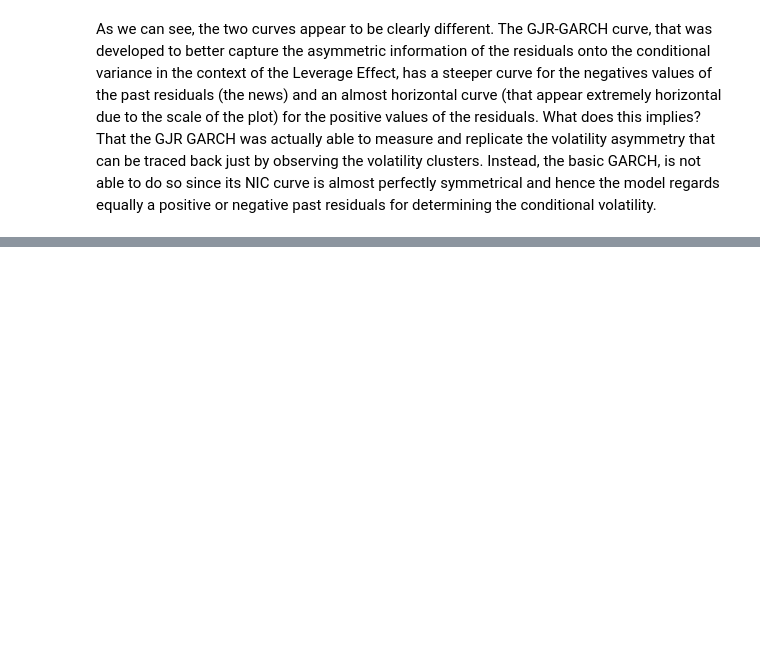
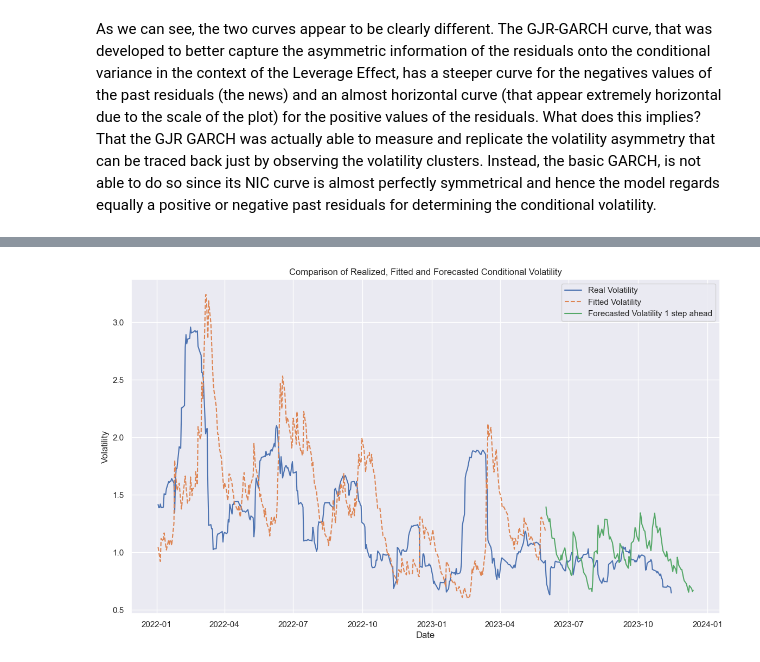
Before and after one commit to tommasograndi/market-vol-forecasting-with-GARCH-models, a Jupyter notebook: notebook.ipynb, the cells around one changed output, grey strips where cells are left out. Cells and saved outputs as stored; diff of their text form; code cells hidden in the pictures; blank space fills up the shorter version.

```diff
--- a/notebook.ipynb
+++ b/notebook.ipynb
@@ -1302,0 +1309,11 @@ As we can see, the two curves appear to be clearly different. The GJR-GARCH curv
+# %%
+## Now let's forecast the volatility with our model (we fitted data until 2023-01-01)
+# Default is one step ahead forecast
+forecasts_1 = Egarch_skwT_result.forecast(reindex=False)
+
+for_vol_1 = np.sqrt(forecasts_1.variance) #extract forecasted volatility for 1 step ahead
+for_vol_1
+
+for_vol_1.head()
+# column h.1 represent the forecast of each day (each row) for the following day
+# row 2023-05-31 is the forecast the 31st of May for the 1st of June
@@ -1302,0 +1332,3 @@ As we can see, the two curves appear to be clearly different. The GJR-GARCH curv
+# %%
+for_vol_1 = for_vol_1.shift(1).dropna()
+for_vol_1.head()
@@ -1302,0 +1350,18 @@ As we can see, the two curves appear to be clearly different. The GJR-GARCH curv
+# %%
+# Plot realized volatility vs fitted volatility vs forecasted volatility (focus from 2022 on)
+
+fitted = Egarch_skwT_result.conditional_volatility.dropna() # store the conditional vola of the EGARCH model
+
+plt.figure(figsize=(14, 8))
+plt.plot(realized_vol['2022-01-01': ], label='Real Volatility', linewidth=1.5) #realized VOL
+plt.plot(fitted['2022-01-01': ], label='Fitted Volatility', linestyle='dashed', linewidth=1.5) # FITTED
+plt.plot(for_vol_1, label='Forecasted Volatility 1 step ahead') # 1 step ahead forecaste vol
+
+
+plt.title('Comparison of Realized, Fitted and Forecasted Conditional Volatility')
+plt.xlabel('Date')
+plt.ylabel('Volatility')
+plt.legend()
+plt.show()
+# %% [output]
+[figure, added]
```
Also changed, not shown: parts of 27 cells of this notebook, 3 other files.
